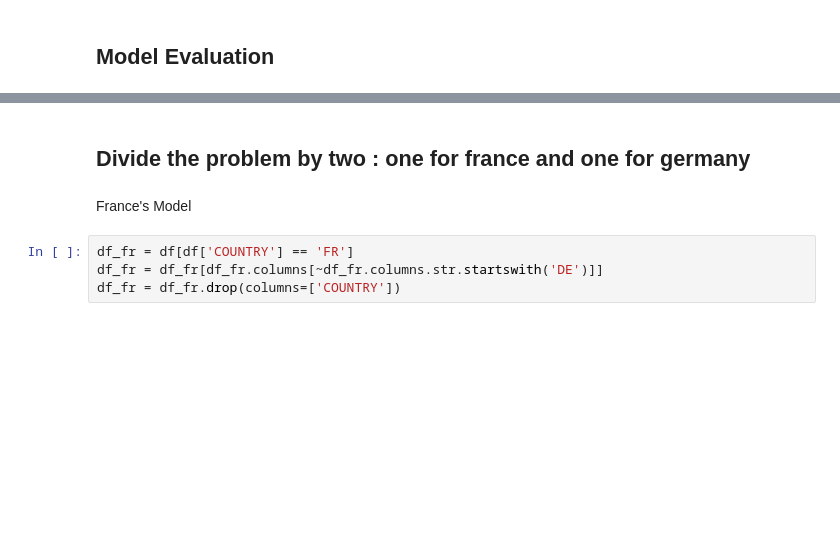
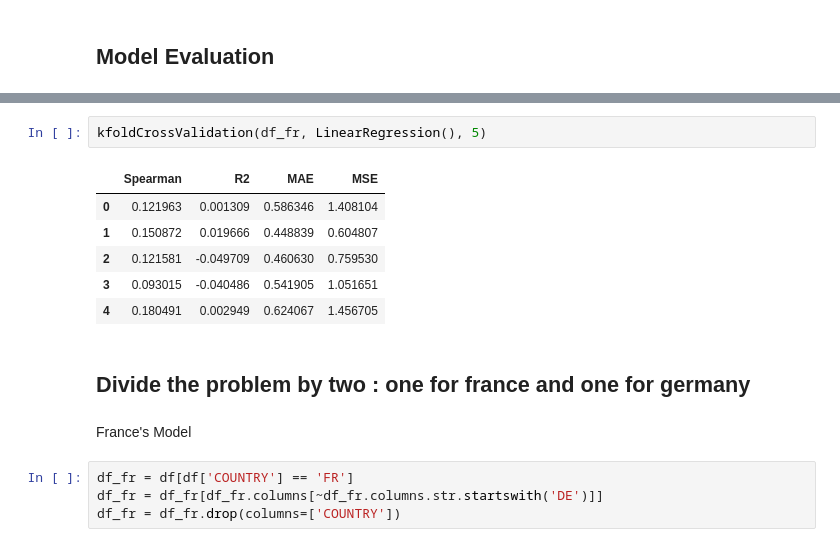
Before and after one commit to alixlm/Machine-Learning-Project, a Jupyter notebook: ML - Notebook Nathan.ipynb, the cells around one changed output, grey strips where cells are left out. Cells and saved outputs as stored; diff of their text form; blank space fills up the shorter version.

```diff
--- a/ML - Notebook Nathan.ipynb
+++ b/ML - Notebook Nathan.ipynb
@@ -262,3 +211,12 @@ Spearman’s correlation is a powerful tool for evaluating models where the rela
+# %%
+kfoldCrossValidation(df_fr, LinearRegression(), 5)
+# %% [output]
+|  | Spearman | R2 | MAE | MSE |
+| 0 | 0.121963 | 0.001309 | 0.586346 | 1.408104 |
+| 1 | 0.150872 | 0.019666 | 0.448839 | 0.604807 |
+| 2 | 0.121581 | -0.049709 | 0.460630 | 0.759530 |
+| 3 | 0.093015 | -0.040486 | 0.541905 | 1.051651 |
+| 4 | 0.180491 | 0.002949 | 0.624067 | 1.456705 |
 # %% [markdown]
 ## Divide the problem by two : one for france and one for germany
 # %% [markdown]
```
Also changed, not shown: parts of 15 cells of this notebook.
